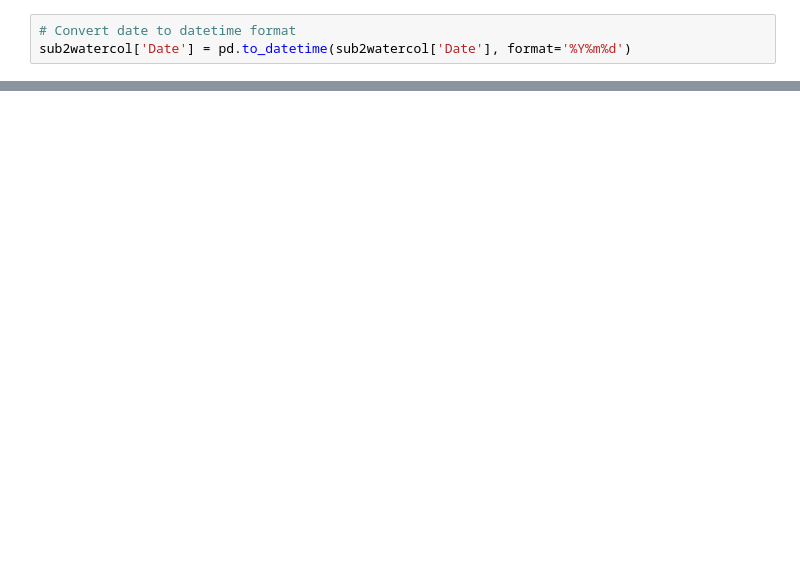
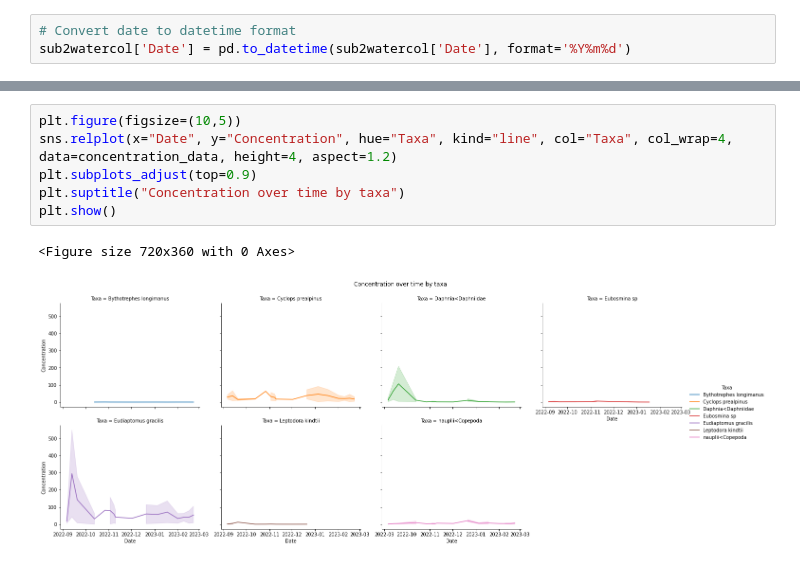
Before and after one commit to JerKeller/MP-Ecotaxa, a Jupyter notebook: ecotaxa_analysis.ipynb, the cells around one changed output, grey strips where cells are left out. Cells and saved outputs as stored; diff of their text form; blank space fills up the shorter version.

```diff
--- a/ecotaxa_analysis.ipynb
+++ b/ecotaxa_analysis.ipynb
@@ -102,0 +122,9 @@ SyntaxError: ignored
+# %%
+plt.figure(figsize=(10,5))
+sns.relplot(x="Date", y="Concentration", hue="Taxa", kind="line", col="Taxa", col_wrap=4, data=concentration_data, height=4, aspect=1.2)
+plt.subplots_adjust(top=0.9)
+plt.suptitle("Concentration over time by taxa")
+plt.show()
+# %% [output]
+<Figure size 720x360 with 0 Axes>
+[figure, added]
```
Also changed, not shown: parts of 21 cells of this notebook.
